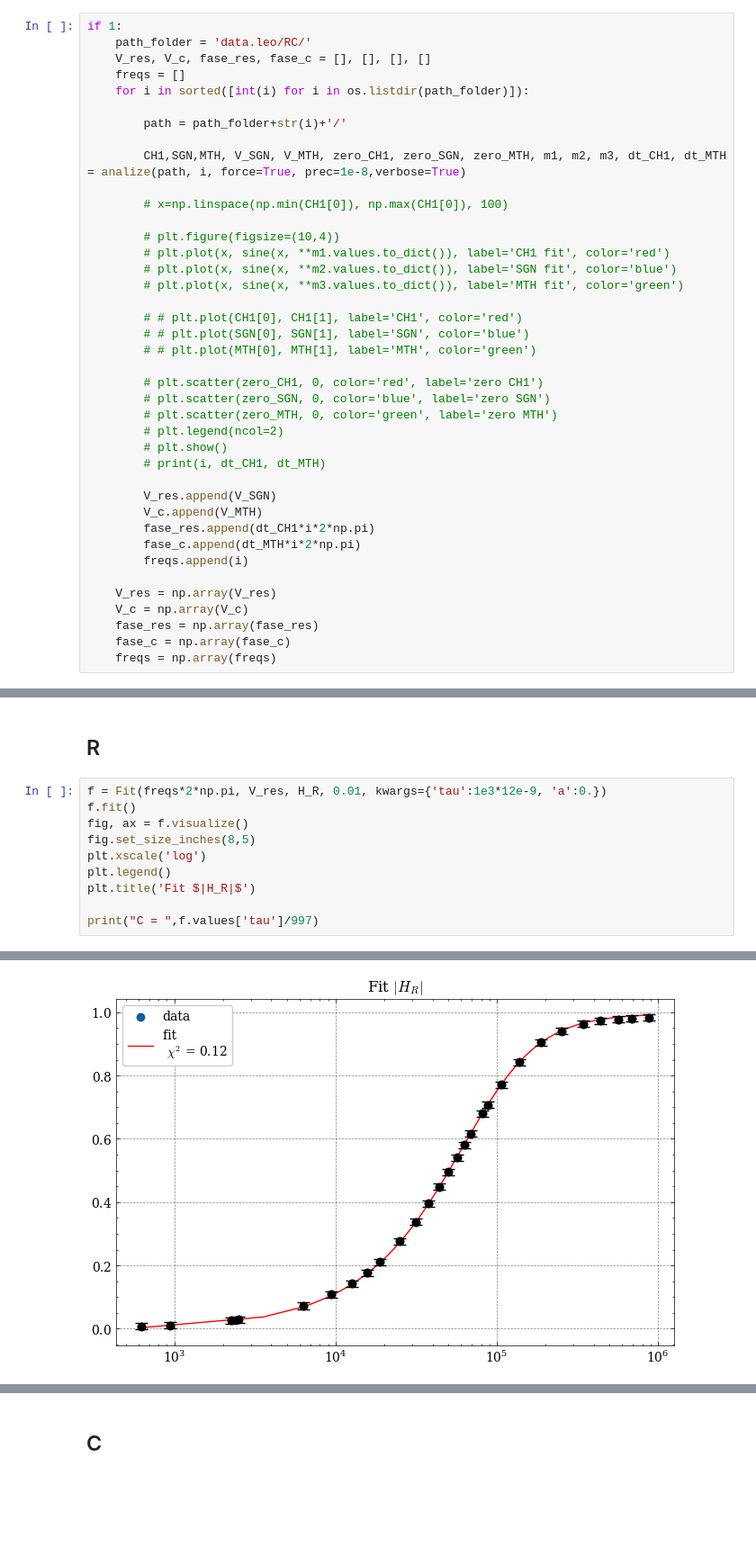
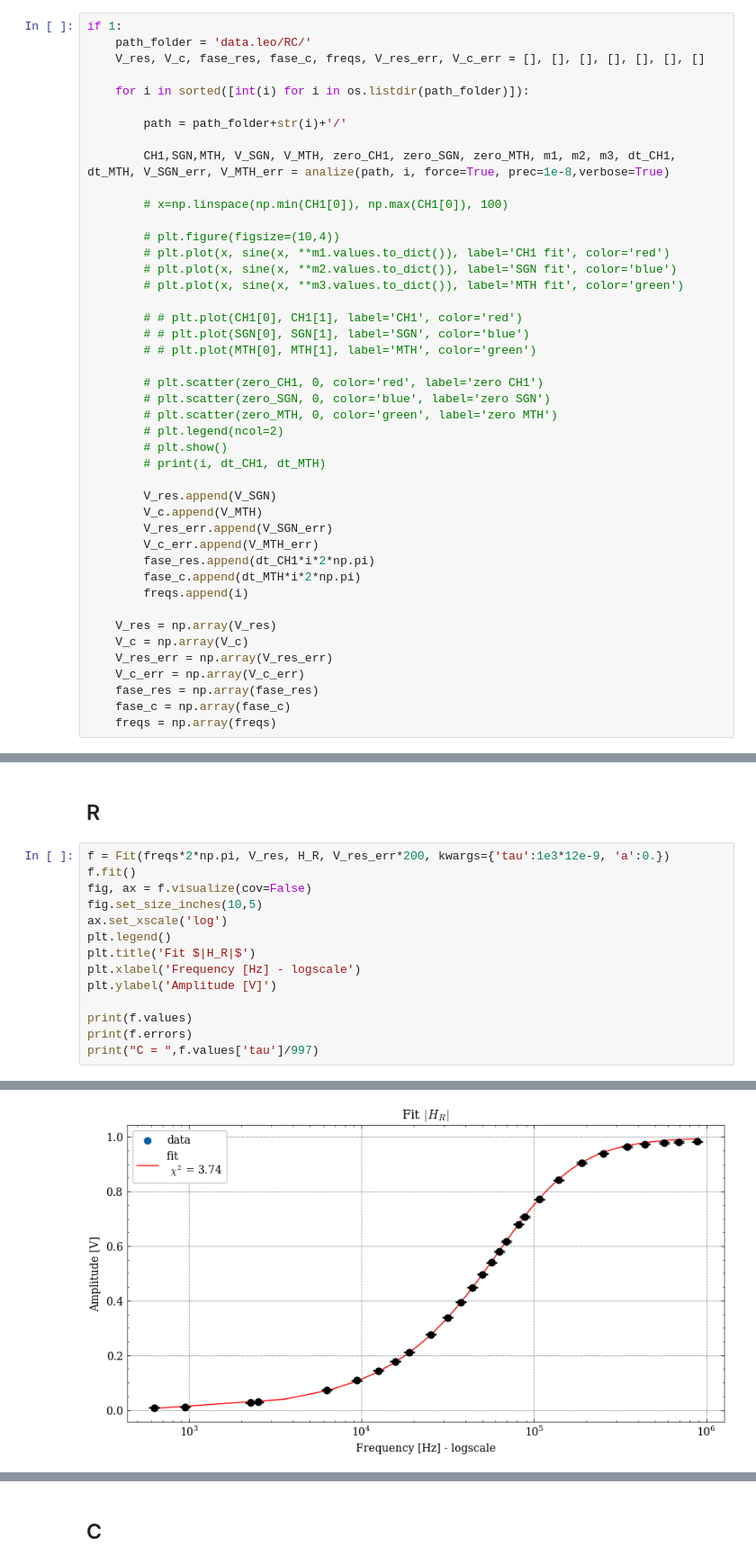
Before and after one commit to Yedi278/Lab2, a Jupyter notebook: Circuiti_3/RC.ipynb, the cells around one changed output, grey strips where cells are left out. Shown at 90% size. Saved outputs shown, nothing was run; the diff lists cells and outputs as text; blank space fills up the shorter version.

Commit message:
Refactor analize function and add sine fit visualization

```diff
--- a/Circuiti_3/RC.ipynb
+++ b/Circuiti_3/RC.ipynb
@@ -45,13 +46,13 @@ def fase_C_na(w, R, Rg, C, a):
 # %%
 if 1:
     path_folder = 'data.leo/RC/'
-    V_res, V_c, fase_res, fase_c = [], [], [], []
-    freqs = []
+    V_res, V_c, fase_res, fase_c, freqs, V_res_err, V_c_err = [], [], [], [], [], [], []
+
     for i in sorted([int(i) for i in os.listdir(path_folder)]):
 
         path = path_folder+str(i)+'/'
 
-        CH1,SGN,MTH, V_SGN, V_MTH, zero_CH1, zero_SGN, zero_MTH, m1, m2, m3, dt_CH1, dt_MTH = analize(path, i, force=True, prec=1e-8,verbose=True)
+        CH1,SGN,MTH, V_SGN, V_MTH, zero_CH1, zero_SGN, zero_MTH, m1, m2, m3, dt_CH1, dt_MTH, V_SGN_err, V_MTH_err = analize(path, i, force=True, prec=1e-8,verbose=True)
 
         # x=np.linspace(np.min(CH1[0]), np.max(CH1[0]), 100)
 
@@ -73,12 +74,16 @@ if 1:
 
         V_res.append(V_SGN)
         V_c.append(V_MTH)
+        V_res_err.append(V_SGN_err)
+        V_c_err.append(V_MTH_err)
         fase_res.append(dt_CH1*i*2*np.pi)
         fase_c.append(dt_MTH*i*2*np.pi)
         freqs.append(i)
 
     V_res = np.array(V_res)
     V_c = np.array(V_c)
+    V_res_err = np.array(V_res_err)
+    V_c_err = np.array(V_c_err)
     fase_res = np.array(fase_res)
     fase_c = np.array(fase_c)
     freqs = np.array(freqs)
@@ -104,13 +111,17 @@ plt.show()
 # %% [markdown]
 ## R
 # %%
-f = Fit(freqs*2*np.pi, V_res, H_R, 0.01, kwargs={'tau':1e3*12e-9, 'a':0.})
+f = Fit(freqs*2*np.pi, V_res, H_R, V_res_err*200, kwargs={'tau':1e3*12e-9, 'a':0.})
 f.fit()
-fig, ax = f.visualize()
-fig.set_size_inches(8,5)
-plt.xscale('log')
+fig, ax = f.visualize(cov=False)
+fig.set_size_inches(10,5)
+ax.set_xscale('log')
 plt.legend()
 plt.title('Fit $|H_R|$')
+plt.xlabel('Frequency [Hz] - logscale')
+plt.ylabel('Amplitude [V]')
 
+print(f.values)
+print(f.errors)
 print("C = ",f.values['tau']/997)
 # %% [output]
@@ -118 +131 @@ C =  1.1551897978198434e-08
-[figure, old version]
+[figure, new version]
```
Also changed, not shown: parts of 13 cells of this notebook, 1 other file.
